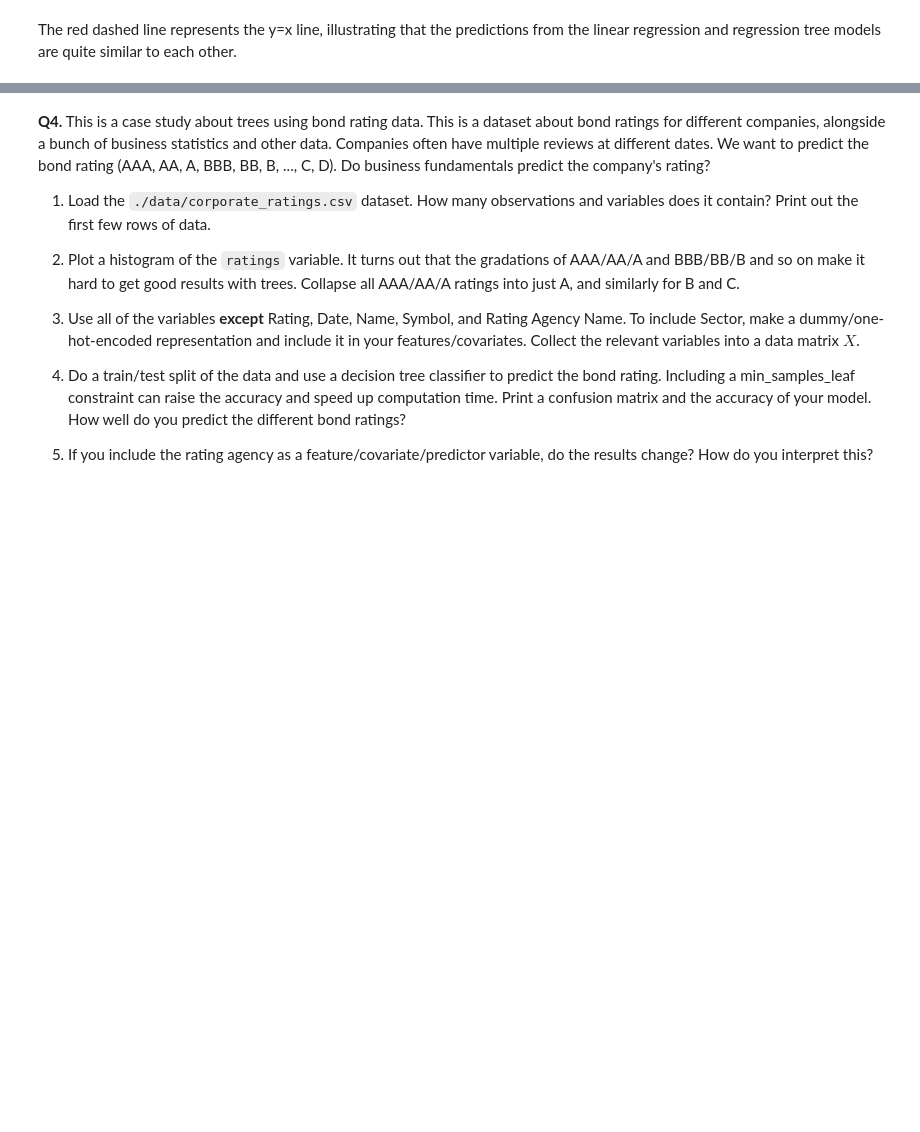
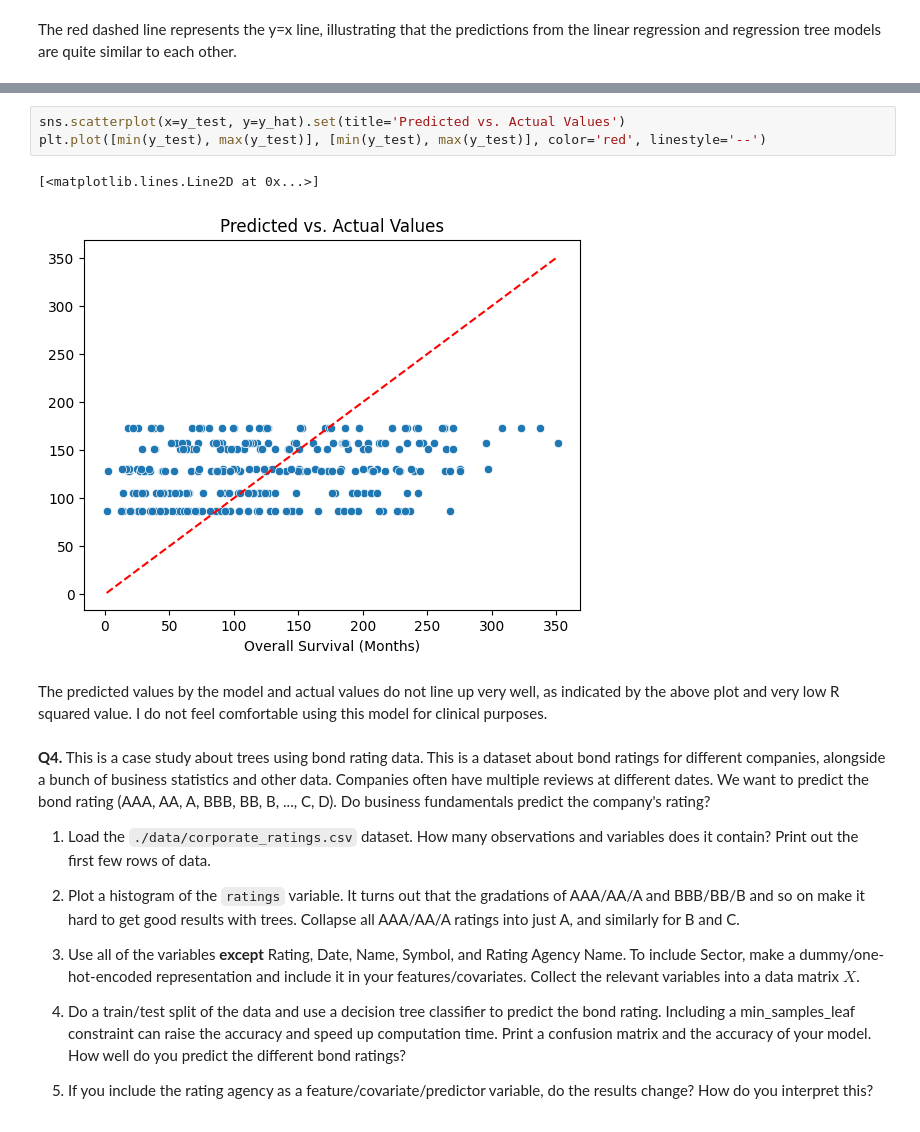
Before and after one commit to hasitanalluri/trees, a Jupyter notebook: assignment/assignment.ipynb, the cells around one changed output, grey strips where cells are left out. Cells and saved outputs as stored; diff of their text form; blank space fills up the shorter version.

```diff
--- a/assignment/assignment.ipynb
+++ b/assignment/assignment.ipynb
@@ -176,3 +320,11 @@ The red dashed line represents the y=x line, illustrating that the predictions f
+# %%
+sns.scatterplot(x=y_test, y=y_hat).set(title='Predicted vs. Actual Values')
+plt.plot([min(y_test), max(y_test)], [min(y_test), max(y_test)], color='red', linestyle='--')
+# %% [output]
+[<matplotlib.lines.Line2D at 0x...>]
+[figure, added]
+# %% [markdown]
+The predicted values by the model and actual values do not line up very well, as indicated by the above plot and very low R squared value. I do not feel comfortable using this model for clinical purposes.
 # %% [markdown]
 **Q4.** This is a case study about trees using bond rating data. This is a dataset about bond ratings for different companies, alongside a bunch of business statistics and other data. Companies often have multiple reviews at different dates. We want to predict the bond rating (AAA, AA, A, BBB, BB, B, ..., C, D). Do business fundamentals predict the company's rating?
 
```
Also changed, not shown: parts of 22 cells of this notebook.
